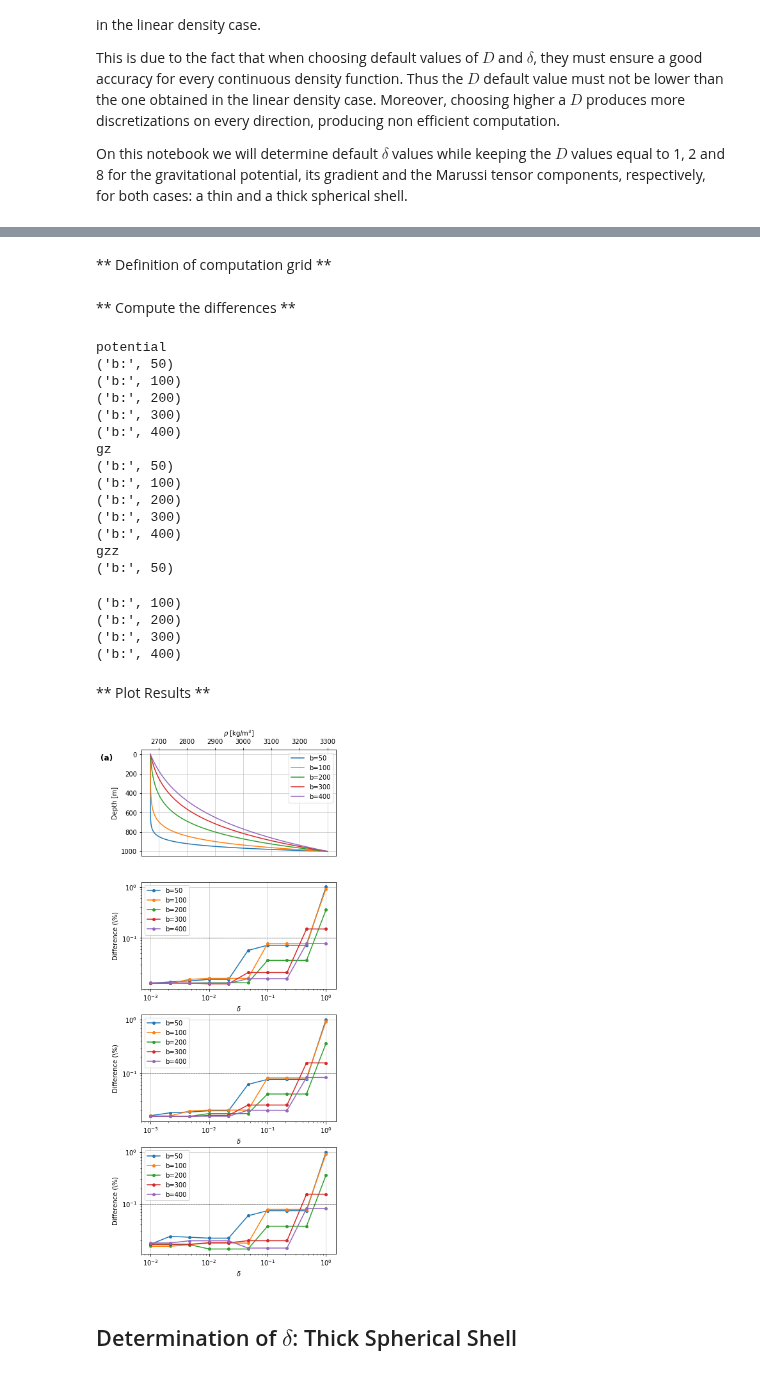
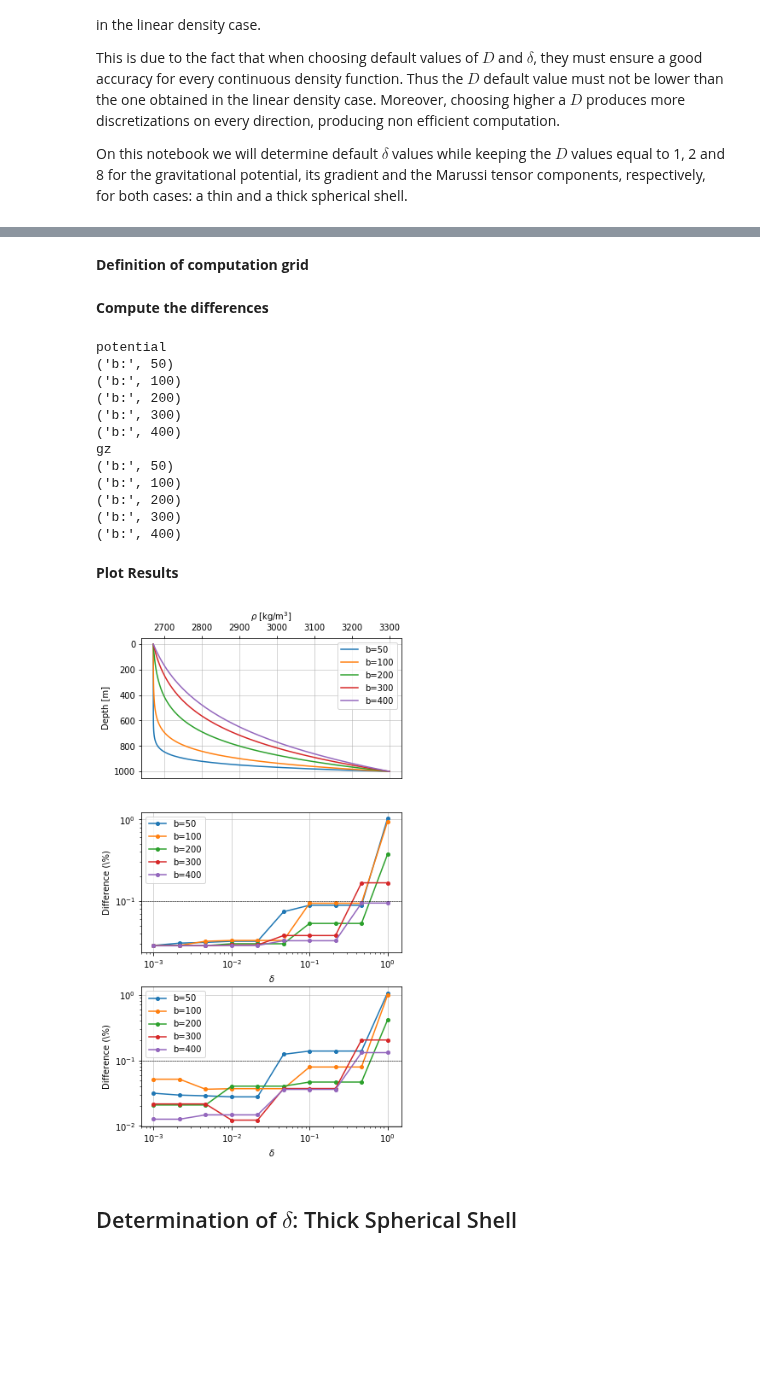
Before and after one commit to pinga-lab/tesseroid-variable-density, a Jupyter notebook: code/notebooks/06-exponential-density-delta-determination.ipynb, the cells around one changed output, grey strips where cells are left out. Cells and saved outputs as stored; diff of their text form; code cells hidden in the pictures; blank space fills up the shorter version.

Commit message:
Update grid search and delta determination nbs

```diff
--- a/code/notebooks/06-exponential-density-delta-determination.ipynb
+++ b/code/notebooks/06-exponential-density-delta-determination.ipynb
@@ -57,14 +60,14 @@ def shell_exponential_density(height, top, bottom, a, b, c, deltah):
 top, bottom = 0, -1000
 model = TesseroidMesh((0, 360, -90, 90, top, bottom), (1, 6, 12))
 # %% [markdown]
-** Definition of computation grid **
+**Definition of computation grid**
 # %%
-shape = (10, 10)
-lats, lons, heights = gridder.regular((60, 90, 0, 30), shape, z=2e3)
+shape = (19, 13)
+lats, lons, heights = gridder.regular((-90, 90, 0, 360), shape, z=0)
 # %% [markdown]
-** Compute the differences **
+**Compute the differences**
 # %%
-fields = 'potential gz gzz'.split()
+fields = 'potential gz'.split()
 b_values = [50, 100, 200, 300, 400]
 deltah = MEAN_EARTH_RADIUS
 delta_values = np.logspace(-3, 0, 10)
@@ -112,24 +115,18 @@ gz
 ('b:', 200)
 ('b:', 300)
 ('b:', 400)
-gzz
-('b:', 50)
-('b:', 100)
-('b:', 200)
-('b:', 300)
-('b:', 400)
 # %% [markdown]
-** Plot Results **
+**Plot Results**
 # %%
-fields = 'potential gz gzz'.split()
+fields = 'potential gz'.split()
 b_values = [50, 100, 200, 300, 400]
 deltah = MEAN_EARTH_RADIUS
 rho0, rho1 = 2670, 3300
 labels = ["b=" + str(b) for b in b_values]
 heights = np.linspace(bottom, top, 101)
 
-fig, axes = plt.subplots(4, 1)
-fig.set_size_inches((5, 12))
+fig, axes = plt.subplots(3, 1)
+fig.set_size_inches((5, 9))
 
 ax1 = axes[0]
 
@@ -151,37 +148,34 @@ for field, ax in zip(fields, axes[1:]):
     for b, label in zip(b_values, labels):
         diffs = np.load('results/exponential-delta/' + field + '-' +
                         '{:.1e}'.format(b) + '-thin-differences.npz')
         deltas, diff = diffs['deltas'], diffs['diffs']
         ax.plot(deltas, diff, 'o-',
                 markersize=4, label=label)
 
 
 ax1.legend()
 ax1.grid(True, linewidth=0.5, color='#aeaeae')
 ax1.set_xlabel(r"$\rho$ [kg/m$^3$]")
 ax1.set_ylabel("Depth [m]")
 ax1.invert_yaxis()
 ax1.xaxis.tick_top()
 ax1.xaxis.set_label_position('top')
-ax1.text(-0.21, 0.9, "(a)", fontsize=12,
-         fontdict={'weight': 'bold'},
-         transform=ax1.transAxes)
 
 for ax in axes[1:]:
     ax.plot([1e-4, 1e1], [1e-1, 1e-1], '--', color='k', linewidth=0.5)
     ax.set_xlim(7e-4, 1.5e0)
     ax.set_xscale('log')
     ax.set_yscale('log')
     ax.set_xlabel(r"$\delta$")
     ax.set_ylabel('Difference (\%)')
     ax.grid(True, linewidth=0.5, color='#aeaeae')
     ax.set_axisbelow(True)
     ax.legend()
 
 plt.tight_layout(pad=0.3, h_pad=0, w_pad=0)
 plt.show()
 # %% [output]
-[figure, old version]
+[figure, new version]
 # %% [markdown]
 ## Determination of $\delta$: Thick Spherical Shell
 # %% [markdown]
```
Also changed, not shown: parts of 14 cells of this notebook, 21 other files.
